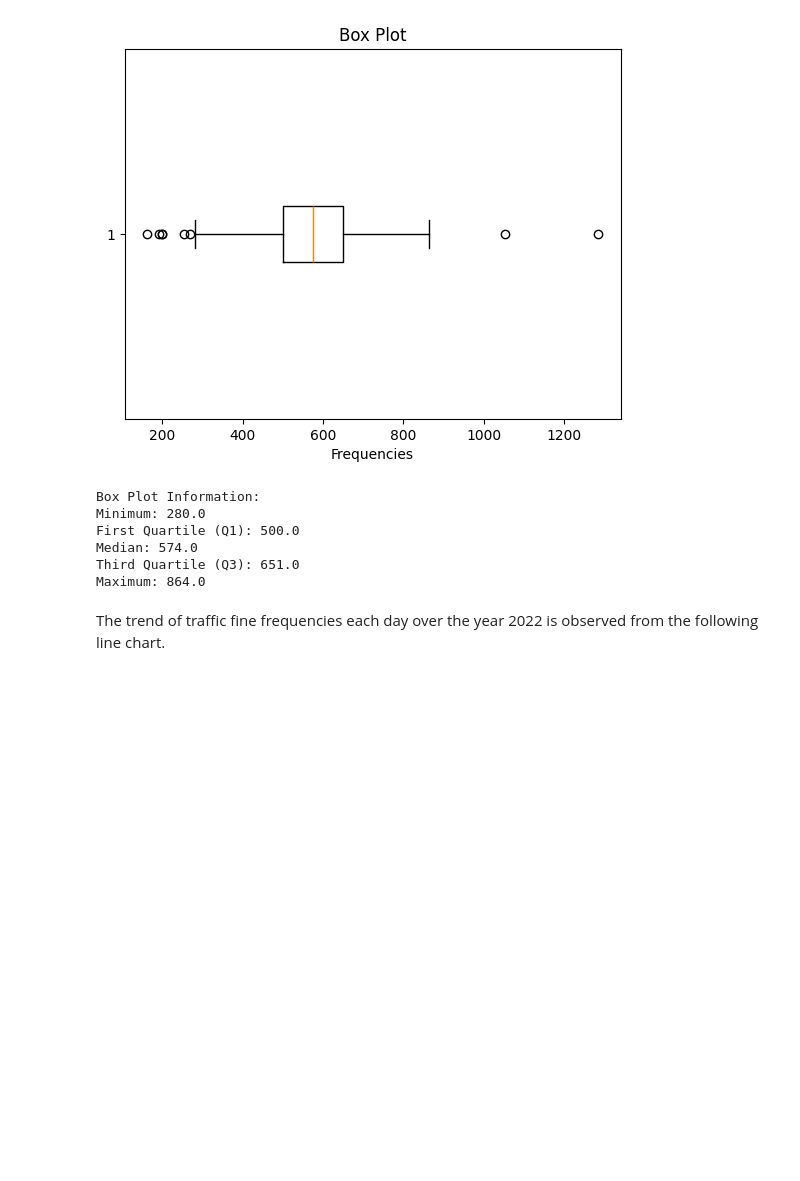
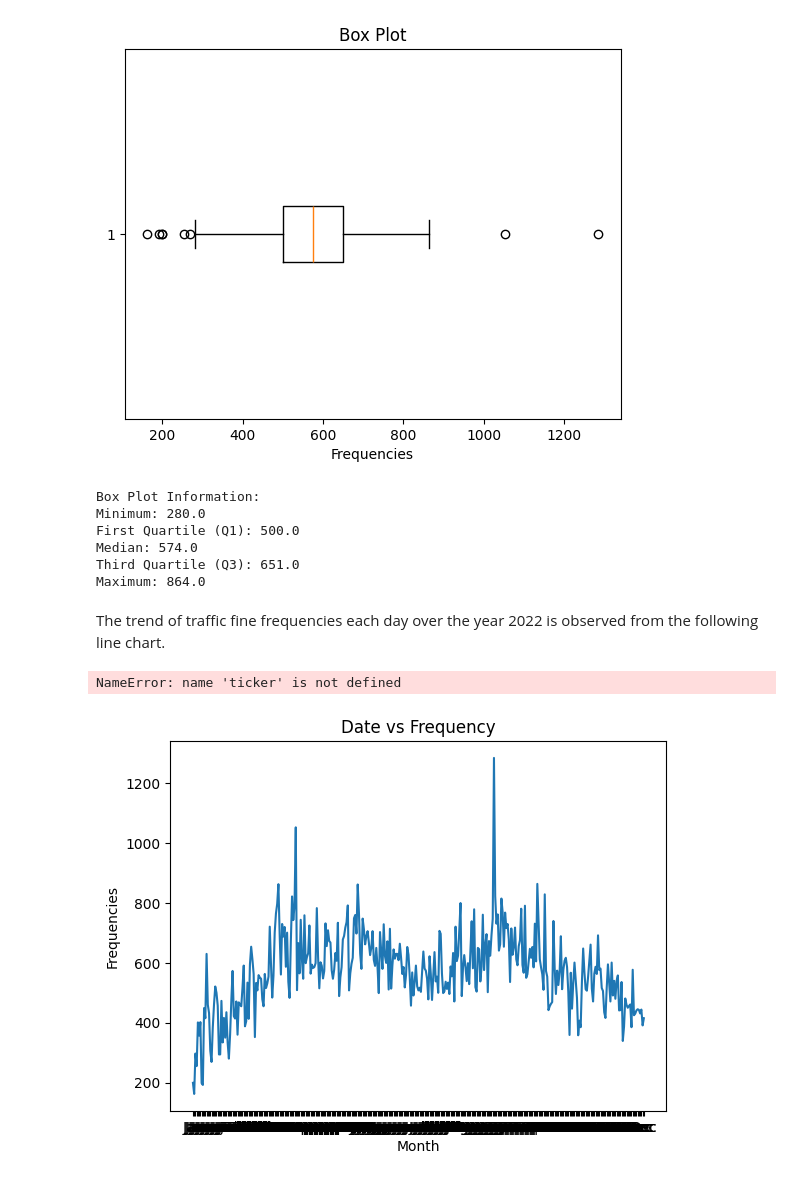
Before and after one commit to shuvanon/made-template-ws2324, a Jupyter notebook: project/exploration.ipynb, the cells around one changed output. Saved outputs shown, nothing was run; the diff lists cells and outputs as text; code cells hidden in the pictures; blank space fills up the shorter version.

```diff
--- a/project/exploration.ipynb
+++ b/project/exploration.ipynb
@@ -102,3 +103,17 @@ Third Quartile (Q3): 651.0
 Maximum: 864.0
 # %% [markdown]
 The trend of traffic fine frequencies each day over the year 2022 is observed from the following line chart.
+# %%
+# Frequencies of traffic fines each day over the year.
+plt.plot(df['DATE'], df['TRAFFIC OFFENCE FREQUENCIES'])
+plt.xlabel('Month')
+plt.ylabel('Frequencies')
+plt.title('Date vs Frequency')
+plt.xticks(df['DATE'], df['DATE'].dt.strftime('%b'))
+max_ticks = 14
+locator = ticker.MaxNLocator(max_ticks)
+plt.gca().xaxis.set_major_locator(locator)
+plt.show()
+# %% [output]
+NameError: name 'ticker' is not defined
+[figure, added]
```
Also changed, not shown: parts of 1 cell of this notebook.
